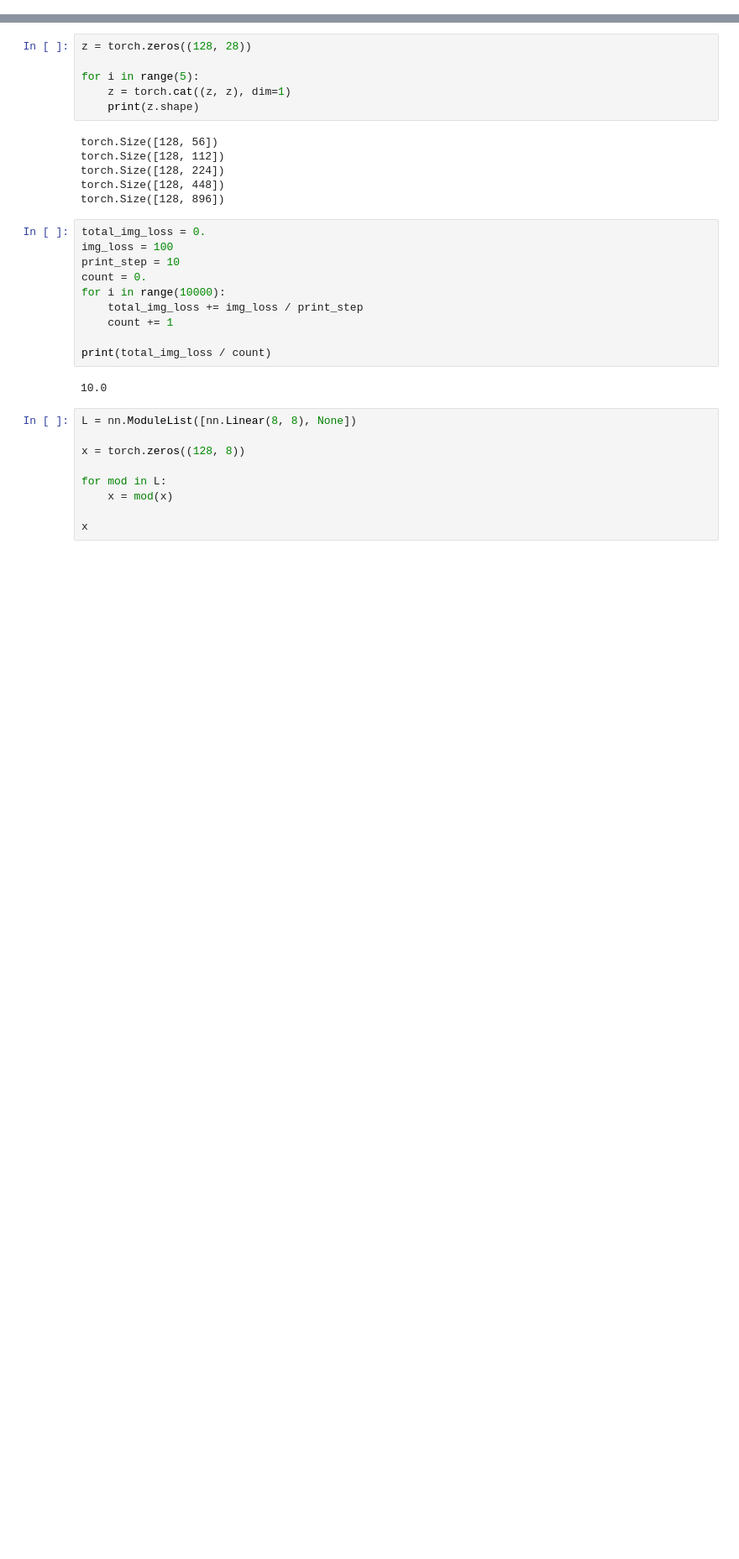
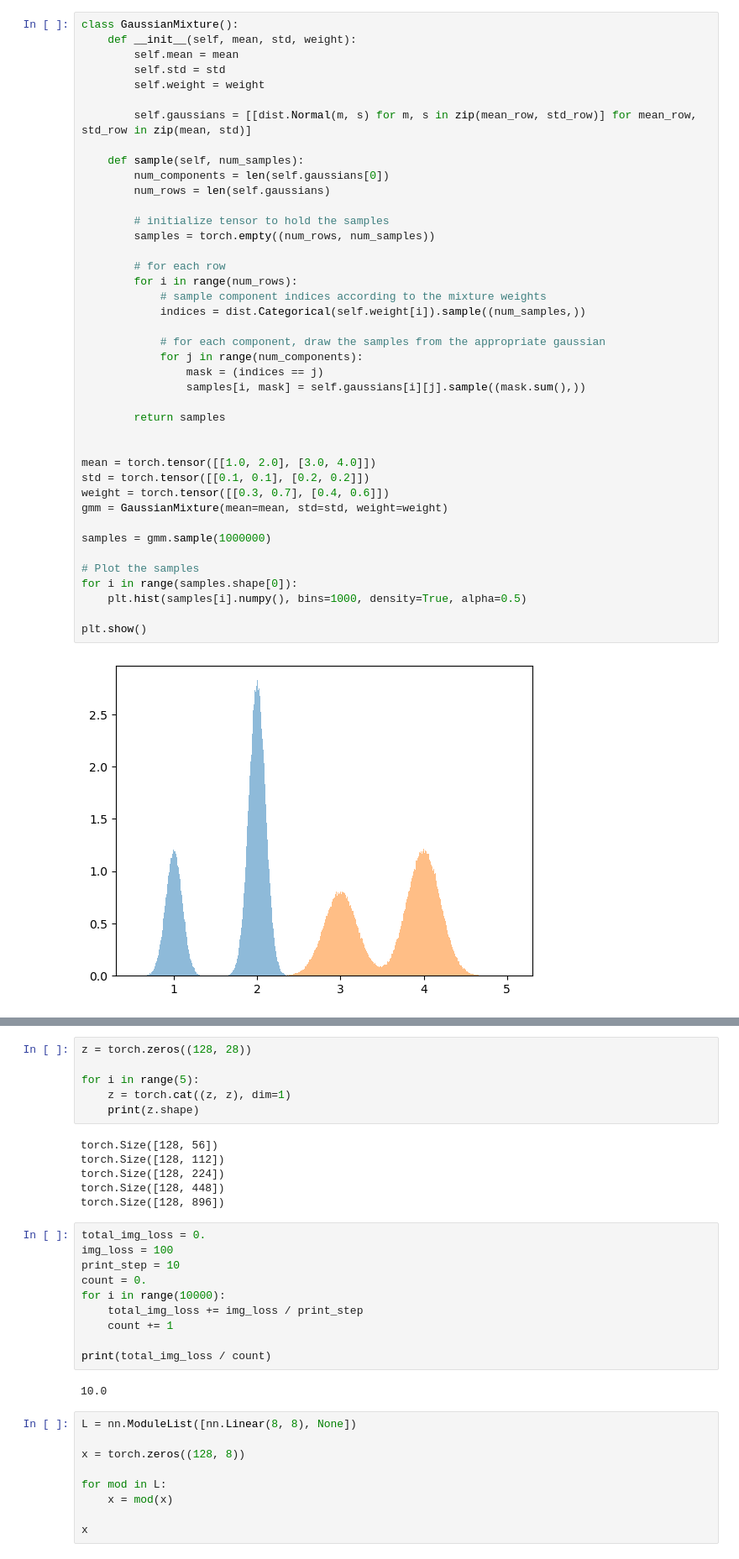
Before and after one commit to Bloomistell/DGBaN, a Jupyter notebook: test.ipynb, the cells around one changed output, grey strips where cells are left out. Shown at 84% size. Saved outputs shown, nothing was run; the diff lists cells and outputs as text; blank space fills up the shorter version.

Commit message:
lots and lots of tests to fit gaussian mixture

```diff
--- a/test.ipynb
+++ b/test.ipynb
@@ -28,0 +33,43 @@ tensor([])
+# %%
+class GaussianMixture():
+    def __init__(self, mean, std, weight):
+        self.mean = mean
+        self.std = std
+        self.weight = weight
+
+        self.gaussians = [[dist.Normal(m, s) for m, s in zip(mean_row, std_row)] for mean_row, std_row in zip(mean, std)]
+
+    def sample(self, num_samples):
+        num_components = len(self.gaussians[0])
+        num_rows = len(self.gaussians)
+
+        # initialize tensor to hold the samples
+        samples = torch.empty((num_rows, num_samples))
+
+        # for each row
+        for i in range(num_rows):
+            # sample component indices according to the mixture weights
+            indices = dist.Categorical(self.weight[i]).sample((num_samples,))
+
+            # for each component, draw the samples from the appropriate gaussian
+            for j in range(num_components):
+                mask = (indices == j)
+                samples[i, mask] = self.gaussians[i][j].sample((mask.sum(),))
+
+        return samples
+
+
+mean = torch.tensor([[1.0, 2.0], [3.0, 4.0]])
+std = torch.tensor([[0.1, 0.1], [0.2, 0.2]])
+weight = torch.tensor([[0.3, 0.7], [0.4, 0.6]])
+gmm = GaussianMixture(mean=mean, std=std, weight=weight)
+
+samples = gmm.sample(1000000)
+
+# Plot the samples
+for i in range(samples.shape[0]):
+    plt.hist(samples[i].numpy(), bins=1000, density=True, alpha=0.5)
+
+plt.show()
+# %% [output]
+[figure, added]
```
Also changed, not shown: parts of 6 cells of this notebook, 8 other files.
